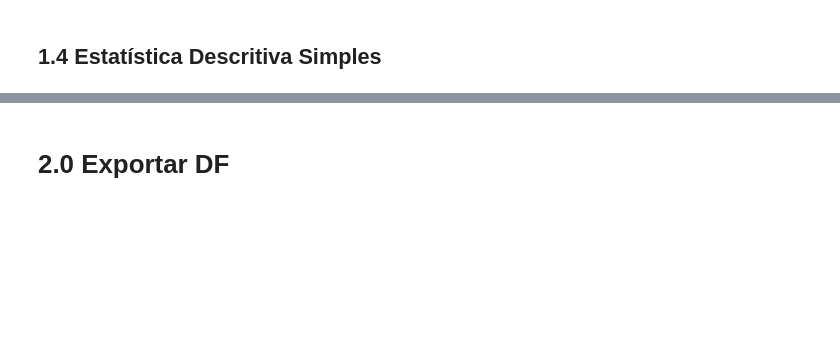
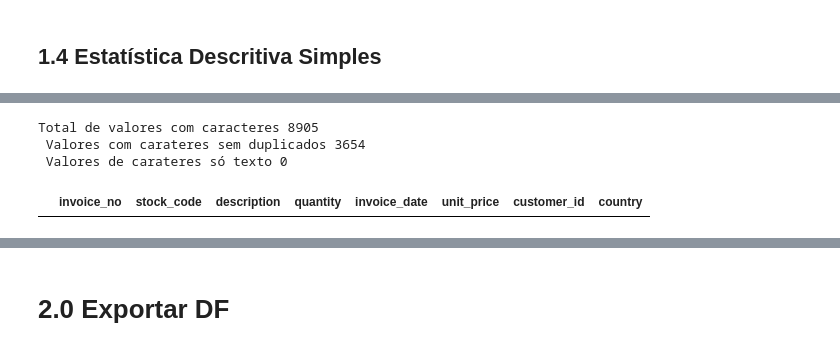
Before and after one commit to Gabrielnbr/Fidelidade-Classificacao, a Jupyter notebook: notebooks/1.0.descricao_dados.ipynb, the cells around one changed output, grey strips where cells are left out. Drawn from its saved outputs; the diff is of its cells as text; code cells hidden in the pictures; blank space fills up the shorter version.

Commit message:
feat: iter 3 - note/1. - invoice_no, stock_code + data/1.

```diff
--- a/notebooks/1.0.descricao_dados.ipynb
+++ b/notebooks/1.0.descricao_dados.ipynb
@@ -101,0 +126,19 @@ dtype: object
+# %%
+invoice_total_cat = len(df_raw.loc[df_raw['invoice_no'].apply( lambda x: bool(re.search('[^0-9]+', x) ) ), 'invoice_no'])
+txt_itc = f"Total de valores com caracteres {invoice_total_cat}\n"
+
+invoice_nduplicate_cat = len(df_raw.loc[df_raw['invoice_no'].apply( lambda x: bool(re.search('[^0-9]+', x) ) ), 'invoice_no'].drop_duplicates())
+txt_indc = f"Valores com carateres sem duplicados {invoice_nduplicate_cat}\n"
+
+invoice_onlytxt_cat = len(df_raw.loc[df_raw['invoice_no'].apply( lambda x: bool(re.search('^[a-zA-Z]+$', x) ) ), 'invoice_no'].unique())
+txt_iotc = f"Valores de carateres só texto {invoice_onlytxt_cat}\n"
+
+print(txt_itc,txt_indc,txt_iotc)
+# %% [output]
+Total de valores com caracteres 8905
+ Valores com carateres sem duplicados 3654
+ Valores de carateres só texto 0
+# %%
+df_raw.loc[(df_raw['invoice_no'].apply( lambda x: bool(re.search('[^0-9]+', x) ) ) ) & (df_raw['quantity'] >= 0)].head()
+# %% [output]
+|  | invoice_no | stock_code | description | quantity | invoice_date | unit_price | customer_id | country |
```
Also changed, not shown: parts of 16 cells of this notebook, 1 other file.
